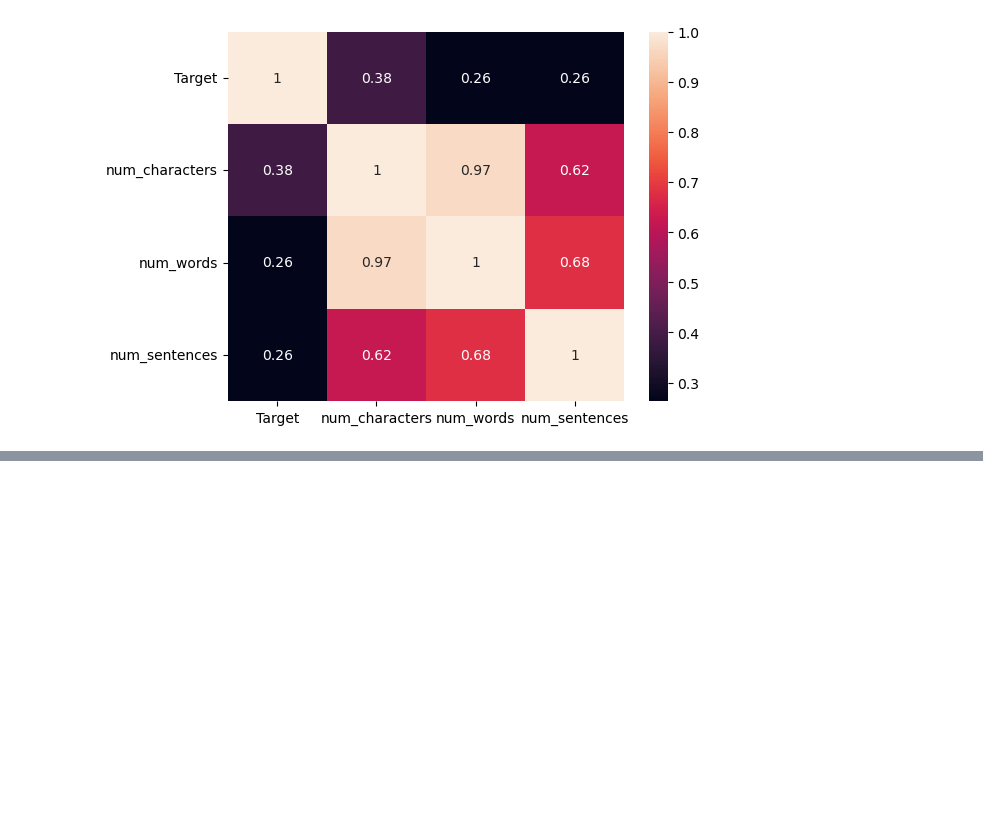
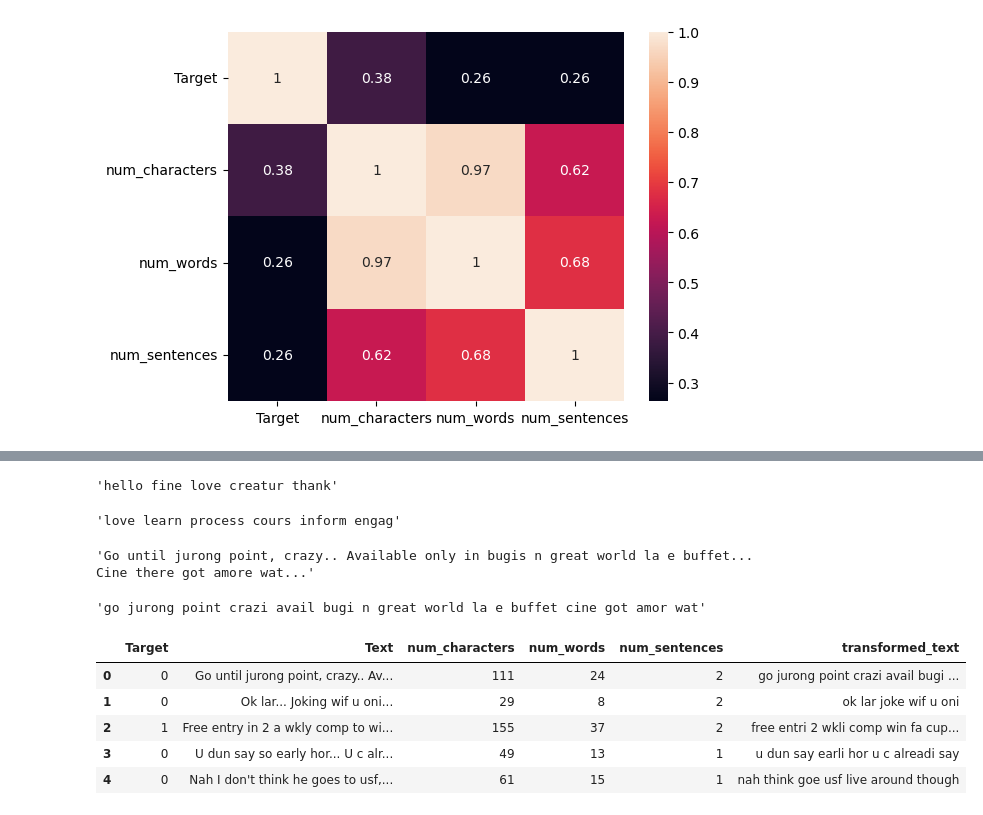
Before and after one commit to rafymemon/Email-Spam-Classifier, a Jupyter notebook: email_spam_classifier.ipynb, the cells around one changed output, grey strips where cells are left out. Saved outputs shown, nothing was run; the diff lists cells and outputs as text; code cells hidden in the pictures; blank space fills up the shorter version.

```diff
--- a/email_spam_classifier.ipynb
+++ b/email_spam_classifier.ipynb
@@ -253,0 +272,3 @@ sns.heatmap(df.select_dtypes(include='number').corr(), annot=True)
+# %%
+from nltk.stem.porter import PorterStemmer
+ps = PorterStemmer()
@@ -253,0 +305,16 @@ sns.heatmap(df.select_dtypes(include='number').corr(), annot=True)
+# %%
+transform_text('Hello, how are you? I am fine$ and loving creature. Thank you!')
+# %% [output]
+'hello fine love creatur thank'
+# %%
+transform_text('I loved the learning process of this course. It was very informative and engaging!, how about you?')
+# %% [output]
+'love learn process cours inform engag'
+# %%
+df['Text'][0]
+# %% [output]
+'Go until jurong point, crazy.. Available only in bugis n great world la e buffet... Cine there got amore wat...'
+# %%
+transform_text('Go until jurong point, crazy.. Available only in bugis n great world la e buffet... Cine there got amore wat...')
+# %% [output]
+'go jurong point crazi avail bugi n great world la e buffet cine got amor wat'
@@ -253,0 +323,9 @@ sns.heatmap(df.select_dtypes(include='number').corr(), annot=True)
+# %%
+df.head()
+# %% [output]
+|  | Target | Text | num_characters | num_words | num_sentences | transformed_text |
+| 0 | 0 | Go until jurong point, crazy.. Av... | 111 | 24 | 2 | go jurong point crazi avail bugi ... |
+| 1 | 0 | Ok lar... Joking wif u oni... | 29 | 8 | 2 | ok lar joke wif u oni |
+| 2 | 1 | Free entry in 2 a wkly comp to wi... | 155 | 37 | 2 | free entri 2 wkli comp win fa cup... |
+| 3 | 0 | U dun say so early hor... U c alr... | 49 | 13 | 1 | u dun say earli hor u c alreadi say |
+| 4 | 0 | Nah I don't think he goes to usf,... | 61 | 15 | 1 | nah think goe usf live around though |
```
Also changed, not shown: parts of 19 cells of this notebook.
